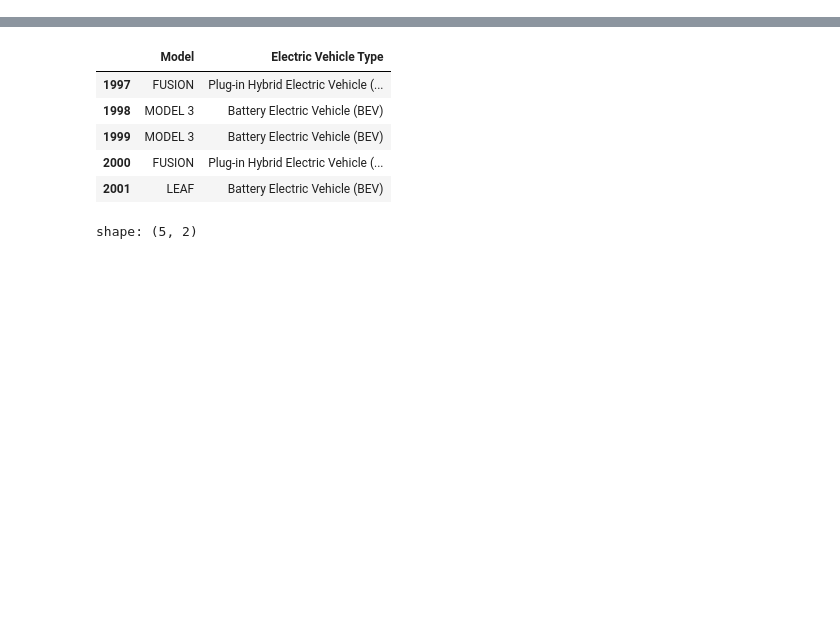
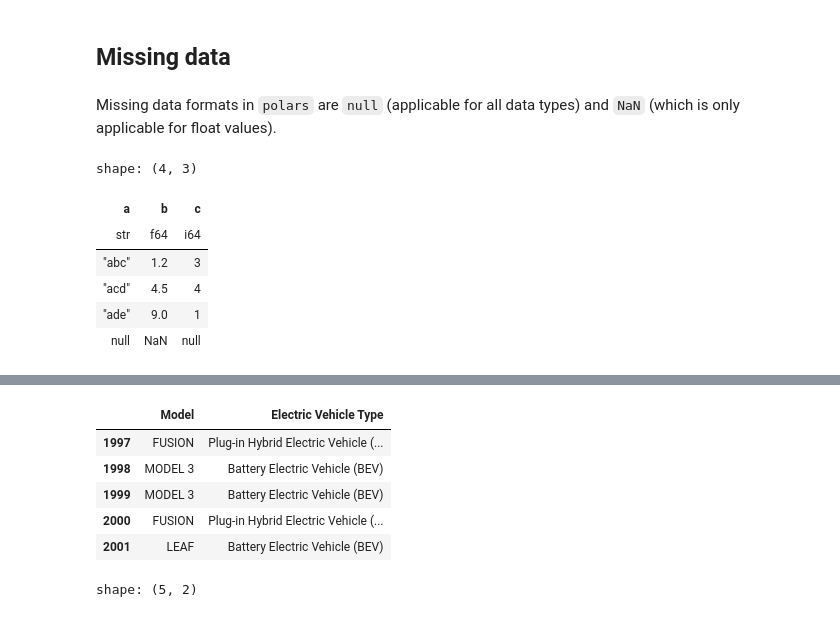
Before and after one commit to Gauss-PWr/data-manipulation-tutorials, a Jupyter notebook: polars.ipynb, the cells around one changed output, grey strips where cells are left out. Drawn from its saved outputs; the diff is of its cells as text; code cells hidden in the pictures; blank space fills up the shorter version.

Commit message:
added some parts to Polars notebook

```diff
--- a/polars.ipynb
+++ b/polars.ipynb
@@ -20,0 +92,21 @@ shape: (153_830, 17)
+# %% [markdown]
+## Missing data
+# %% [markdown]
+Missing data formats in `polars` are `null` (applicable for all data types) and `NaN` (which is only applicable for float values).
+# %%
+null_ex = pl.DataFrame(
+    {
+        "a": ["abc", "acd", "ade", None],
+        "b": [1.2, 4.5, 9.0, np.nan],
+        "c": [3, 4, 1, None]
+    }
+)
+null_ex
+# %% [output]
+shape: (4, 3)
+| a | b | c |
+| str | f64 | i64 |
+| "abc" | 1.2 | 3 |
+| "acd" | 4.5 | 4 |
+| "ade" | 9.0 | 1 |
+| null | NaN | null |
```
Also changed, not shown: parts of 25 cells of this notebook.
